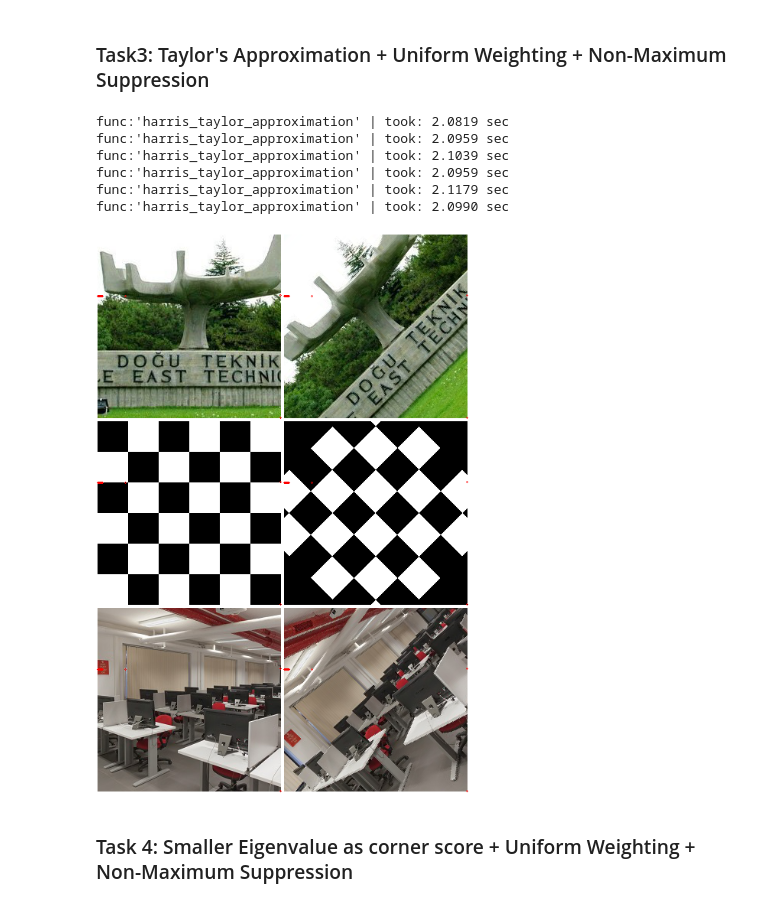
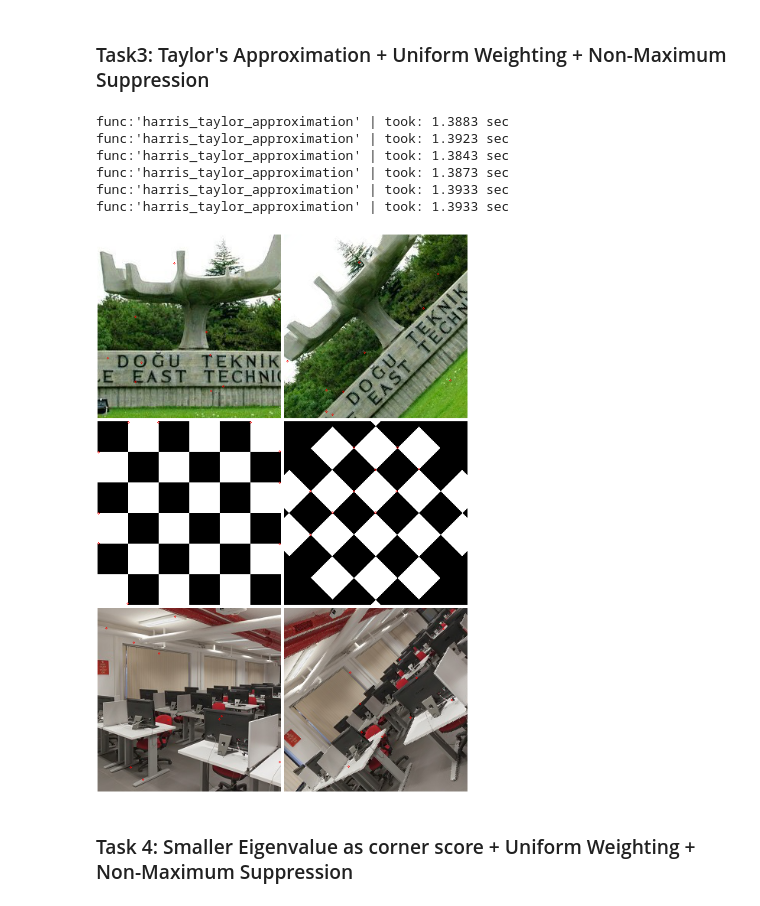
Before and after one commit to devrimcavusoglu/ceng483-cv, a Jupyter notebook: the2/Hw_notebook.ipynb, the cells around one changed output. Drawn from its saved outputs; the diff is of its cells as text; code cells hidden in the pictures.

Commit message:
All implementations are completed, need to write discussions.

```diff
--- a/the2/Hw_notebook.ipynb
+++ b/the2/Hw_notebook.ipynb
@@ -50,16 +50,6 @@ def pillow2numpy(a: PIL.Image.Image) -> np.ndarray:
 
 def numpy2pillow(a: np.ndarray) -> PIL.Image.Image:
     return PIL.Image.fromarray(a)
-
-
-def get_top10(img: np.ndarray, scores: np.ndarray):
-    if img.shape != scores.shape:
-        raise ValueError(f"Image and scores shapes do not match. Image: {img.shape} | Scores: {scores.shape}")
-
-    corners = np.zeros_like(img, dtype=np.uint8)
-    ind_x, ind_y = np.unravel_index(np.argsort(scores, axis=None), scores.shape)
-    corners[ind_x[-10:], ind_y[-10:]] = 1
-    return corners
 
 
 def load_image(filename: str, grayscale: bool = True) -> np.ndarray:
@@ -98,7 +88,7 @@ def image_grid(imgs, rows, cols):
     return grid
 
 
-def draw_corners_on_fixtures(func: callable, *args, save_as: str = None, **kwargs):
+def draw_corners_on_fixtures(func: callable, *args, save_as: str = None, dev_mode: bool = False, **kwargs):
     # Pad each image to create a grid line by each cell to
     # distinguish the corners on neighbouring edges.
     # Also padding is needed for visualizing annotations,
@@ -115,6 +105,8 @@ def draw_corners_on_fixtures(func: callable, *args, save_as: str = None, **kwarg
         img = numpy2pillow(np_img)
         pil_img = draw_img_corners(img, corners)
         pil_imgs.append(pil_img)
+        if dev_mode:
+            return PIL.Image.fromarray(np.hstack([np_img, pillow2numpy(pil_img)]))
     grid_img = image_grid(pil_imgs, 3, 2)
     if save_as:
         grid_img.save(OUTPUT_DIR / save_as)
@@ -311,62 +320,61 @@ func:'naive_harris_nms' | took: 0.5765 sec
 ## Write your code here
 
 
-def compute_ssd_taylor(G: np.ndarray, pos: Tuple[int, int]):
+def compute_ssd_taylor(H: np.ndarray, pos: Tuple[int, int]):
+    """
+    Implements Taylor computation in a vectorized way. It utilizes
+    vectorization by matrix multiplication of 8 directions
+    simultaneously and computes the resulting matrix trace. This is
+    identical to compute each of eight direction individually and
+    then take the sum.
+    """
     x, y = pos
     ssd = 0
-    H = G[:,:,x-1:x+2, y-1:y+2].sum(axis=2).sum(axis=2)
-    t = []
-    for u in range(-1, 2):
-        for v in range(-1, 2):
-            if (u, v) == (0, 0):
-                continue
-            t.append(np.array([[u, v]]))
-    t = np.vstack(t)  # (8,2)
-    ssd = t @ H @ t.T
-    return ssd.sum().item()
+    H = H[:,:,x-1:x+2, y-1:y+2].sum(axis=-1).sum(axis=-1)
+    t = GRADIENT_DIRECTIONS  # (8,2)
+    ssd = (t @ H @ t.T) / 8  # Maximizing mean instead of sum
+    return np.trace(ssd)
 
 
 @timing
 def harris_taylor_approximation(img: np.ndarray, filter_boundary: bool = False):
     """
     Implements vectorized naive Harris + NMS.
     """
     if img.ndim != 2:
         raise ValueError("Image must be a given in grayscale as 2d array.")
 
     m, n = img.shape
-    G_padding = ((0,0), (0, 0), (1, 1), (1, 1))
+    H_padding = ((0,0), (0, 0), (1, 1), (1, 1))
 
     gx, gy = sobel(img)
     gj = gx * gy  # gj refers to 'joint'
-    G = np.array([[gx ** 2, gj], [gj, gy ** 2]])  # (2,2,m,n)
 
-    G = np.pad(G, G_padding)
+    H = np.array([[np.square(gx), gj], [gj, np.square(gy)]])  # (2,2,m,n)
+    H = np.pad(H, H_padding)  # (2,2,m+2,n+2)
     ssds = np.zeros_like(img)
+
     for x in range(1, m+1):
         for y in range(1, n+1):
-            ssds[x-1, y-1] = compute_ssd_taylor(G, (x, y))
+            ssd_xy = compute_ssd_taylor(H, (x, y))
+            ssds[x-1, y-1] = ssd_xy
 
     if filter_boundary:
-        m,n = ssds.shape
-        ssds[0, :] = 0
-        ssds[:, 0] = 0
-        ssds[m-1, :] = 0
-        ssds[:, n-1] = 0
+        ssds = filter_boundary_pixels(ssds)
     ssds = local_non_maximum_supression(ssds, 1)
-    corners = get_top10(img, ssds)
+    corners = get_topk(img, ssds)
     return corners
 
 
 draw_corners_on_fixtures(harris_taylor_approximation, filter_boundary=True, save_as="task_3.png")
 # %% [output]
-func:'harris_taylor_approximation' | took: 2.0819 sec
-func:'harris_taylor_approximation' | took: 2.0959 sec
-func:'harris_taylor_approximation' | took: 2.1039 sec
-func:'harris_taylor_approximation' | took: 2.0959 sec
-func:'harris_taylor_approximation' | took: 2.1179 sec
-func:'harris_taylor_approximation' | took: 2.0990 sec
+func:'harris_taylor_approximation' | took: 1.3883 sec
+func:'harris_taylor_approximation' | took: 1.3923 sec
+func:'harris_taylor_approximation' | took: 1.3843 sec
+func:'harris_taylor_approximation' | took: 1.3873 sec
+func:'harris_taylor_approximation' | took: 1.3933 sec
+func:'harris_taylor_approximation' | took: 1.3933 sec
-[figure, old version]
+[figure, new version]
 # %%
 ## This part is for discussion
 # %% [markdown]
```
Also changed, not shown: parts of 12 cells of this notebook, 6 other files.
